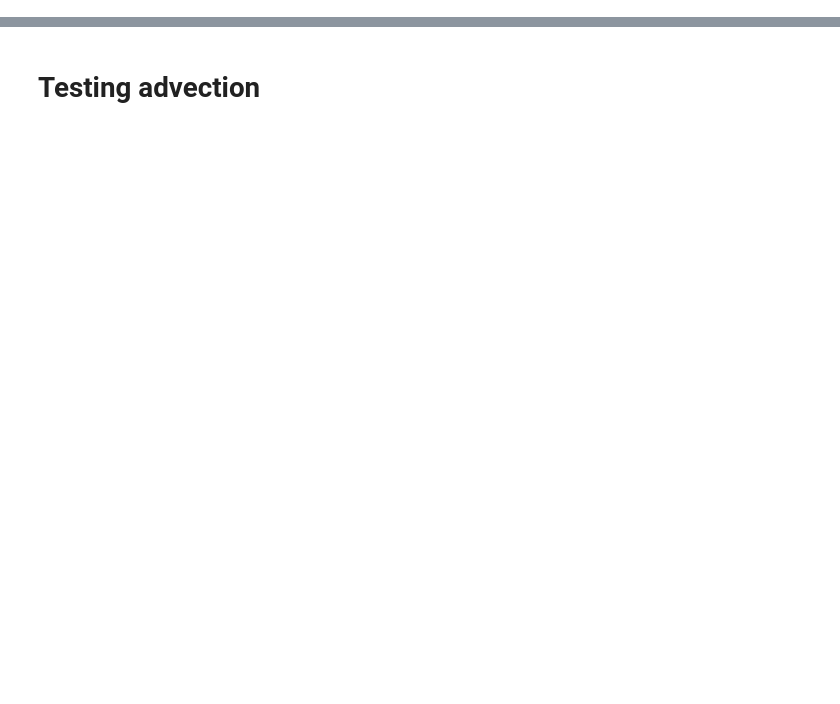
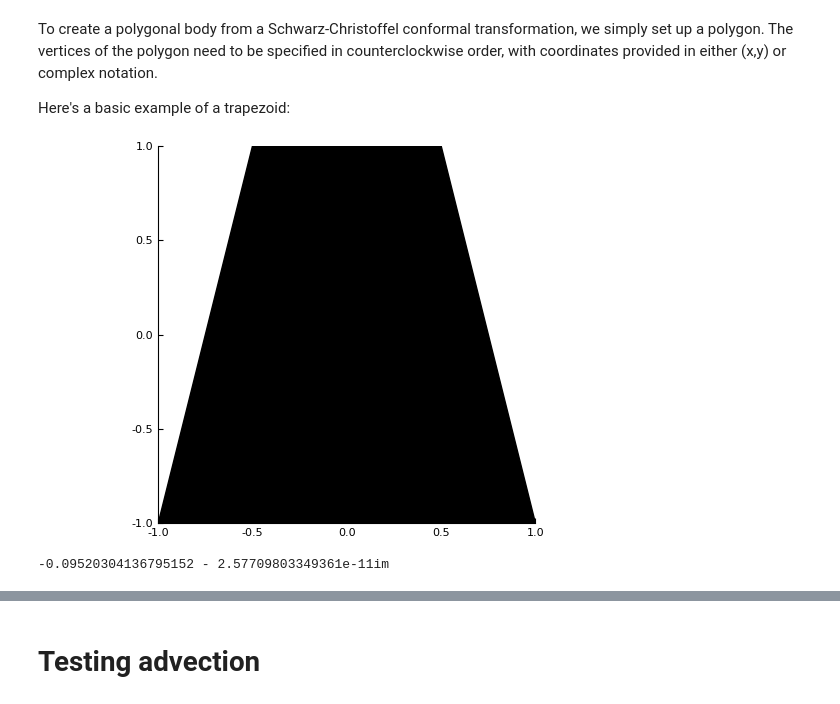
Before and after one commit to darwindarak/PotentialFlow.jl, a Jupyter notebook: binder/notebooks/Conformally mapped body.ipynb, the cells around one changed output, grey strips where cells are left out. Drawn from its saved outputs; the diff is of its cells as text; code cells hidden in the pictures; blank space fills up the shorter version.

```diff
--- a/binder/notebooks/Conformally mapped body.ipynb
+++ b/binder/notebooks/Conformally mapped body.ipynb
@@ -180,0 +39,20 @@ sys = (b,vp1,vp2)
+# %% [markdown]
+To create a polygonal body from a Schwarz-Christoffel conformal transformation, we simply set up a polygon. The vertices of the polygon need to be specified in counterclockwise order, with coordinates provided in either (x,y) or complex notation.
+
+Here's a basic example of a trapezoid:
+# %%
+p = Bodies.Polygon([-1.0,1.0,0.5,-0.5],[-1.0,-1.0,1.0,1.0]);
+m = SchwarzChristoffel.ExteriorMap(p;ncoeff=400)
+b = Bodies.ConformalBody(m)
+plot(b)
+# %% [output]
+[figure, added]
+# %%
+n = 1000
+dθ = 2π/n
+ζs = exp.(im*collect(0:n-1)*dθ)
+dζ = im*ζs*dθ
+k = 1
+sum(b.m(ζs).*ζs.^(k-1).*dζ)/(2π*im)
+# %% [output]
+-0.09520304136795152 - 2.57709803349361e-11im
```
Also changed, not shown: parts of 80 cells of this notebook, 2 other files.
